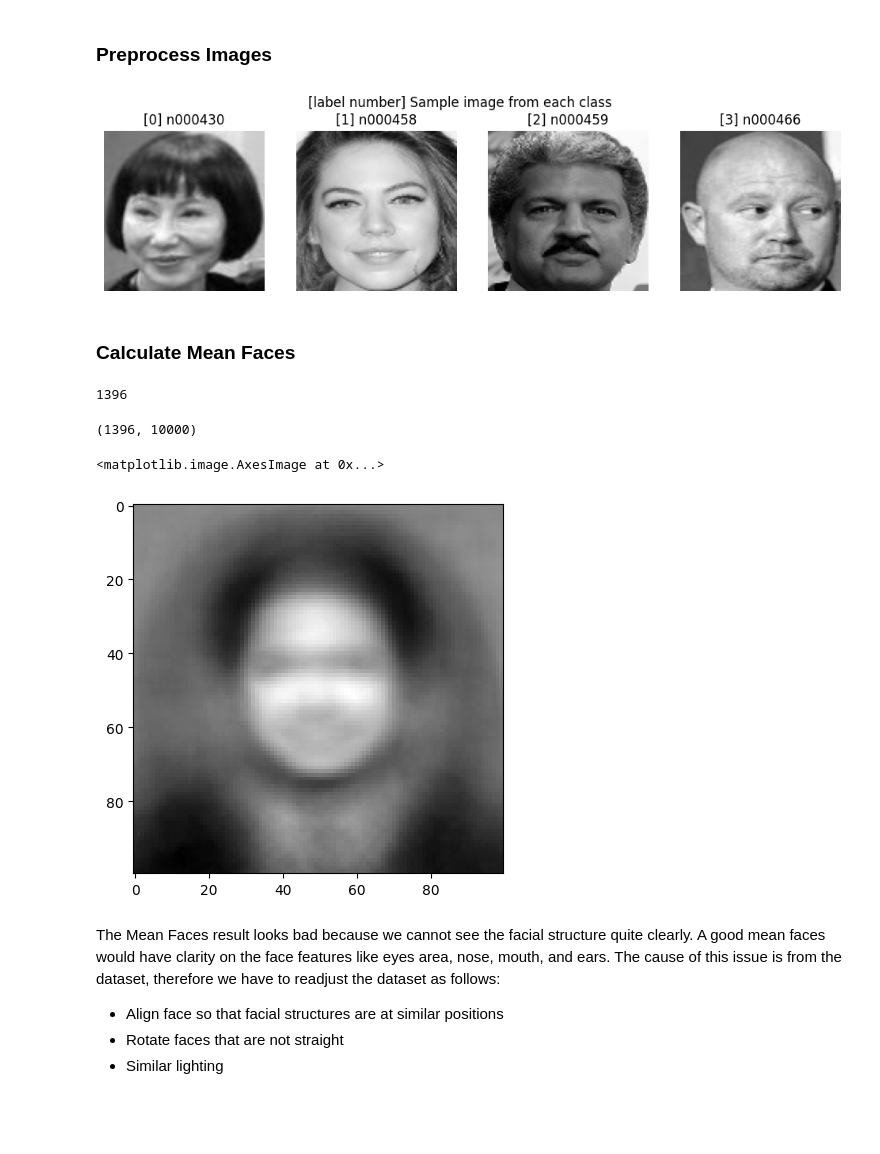
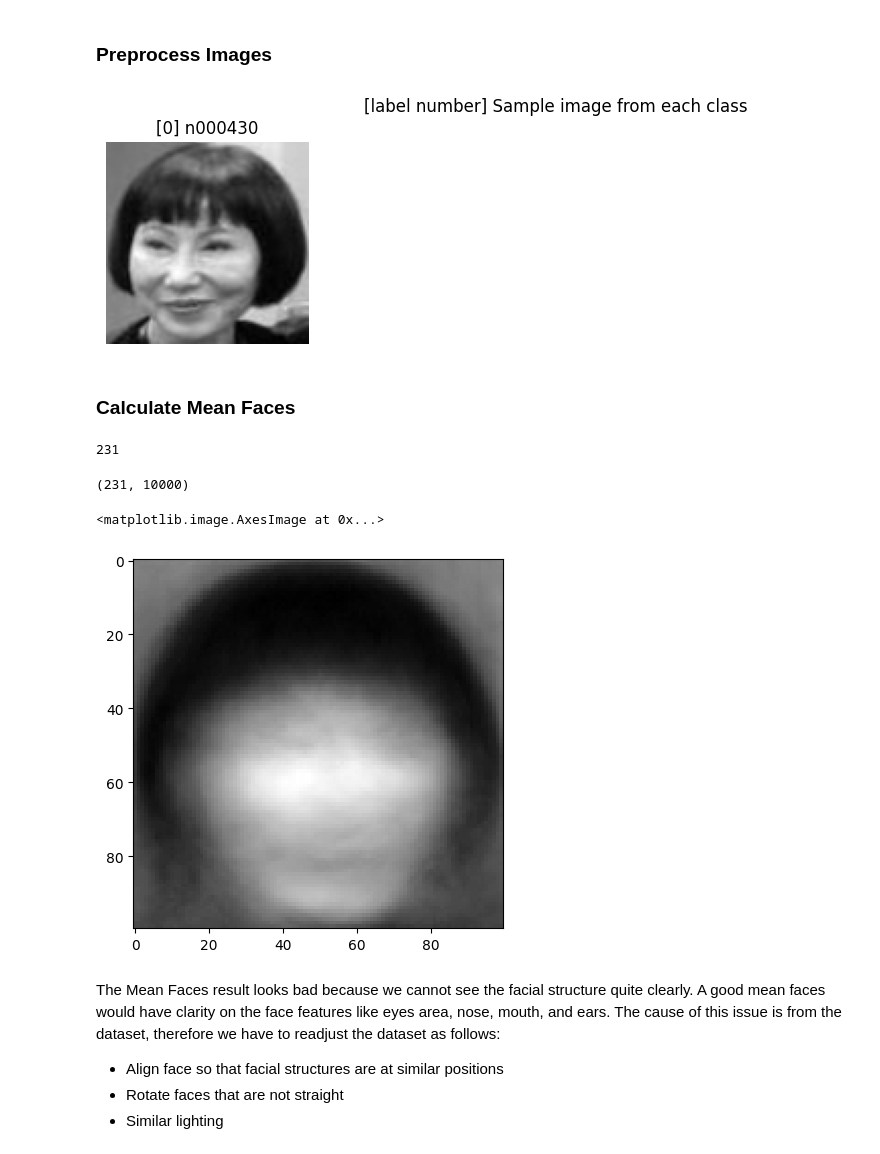
Before and after one commit to ReinerJasin/face_recognition_eigenfaces, a Jupyter notebook: project/face_recognition.ipynb, the cells around one changed output. Drawn from its saved outputs; the diff is of its cells as text; code cells hidden in the pictures; blank space fills up the shorter version.

```diff
--- a/project/face_recognition.ipynb
+++ b/project/face_recognition.ipynb
@@ -125,12 +125,12 @@ for class_folder in sorted(os.listdir(data_dir)):
     #
     # if class_folder == "n000430":
     #     continue
-    # if class_folder == "n000458":
-    #     continue
-    # if class_folder == "n000459":
-    #     continue
-    # if class_folder == "n000466":
-    #     continue
+    if class_folder == "n000458":
+        continue
+    if class_folder == "n000459":
+        continue
+    if class_folder == "n000466":
+        continue
 
     if class_folder == "n000430_2":
         continue
@@ -167,44 +167,44 @@ for class_folder in sorted(os.listdir(data_dir)):
             plt.imshow(image, cmap="gray")
             plt.title(f'[{label_mapping[class_folder]}] {class_folder}')
             plt.suptitle('[label number] Sample image from each class')
             plt.axis('off')
 
             # DEBUG PRINT
             # print(image.shape)
             # print(image.flatten().shape)
             # print(image.flatten())
 
         image_list.append(image.flatten())
 
 plt.show()
 
 image_list = np.array(image_list)
 
 # DEBUG PRINT
 # print(type(image_list))
 # print(image_list.ndim)
 # print(image_list.shape)
 # print(image_list)
 # print()
 # print(image_list[:2])
 
 # print(class_folder_list)
 # print(image_path_list)
 # print(label_list)
 # print(len(image_path_list))
 # print(len(label_list))
 # %% [output]
-[figure, old version]
+[figure, new version]
 # %% [markdown]
 ### Calculate Mean Faces
 # %%
 len(image_list)
 # %% [output]
-1396
+231
 # %%
 image_list.shape
 # %% [output]
-(1396, 10000)
+(231, 10000)
 # %%
 # mean_faces = []
 
@@ -224,7 +224,7 @@ plt.imshow(mean_faces_reshaped, cmap='gray')
 # Compute the average of each pixel
 # %% [output]
 <matplotlib.image.AxesImage at 0x...>
-[figure, old version]
+[figure, new version]
 # %% [markdown]
 The Mean Faces result looks bad because we cannot see the facial structure quite clearly. A good mean faces would have clarity on the face features like eyes area, nose, mouth, and ears. The cause of this issue is from the dataset, therefore we have to readjust the dataset as follows:
 * Align face so that facial structures are at similar positions
```
Also changed, not shown: parts of 14 cells of this notebook.
